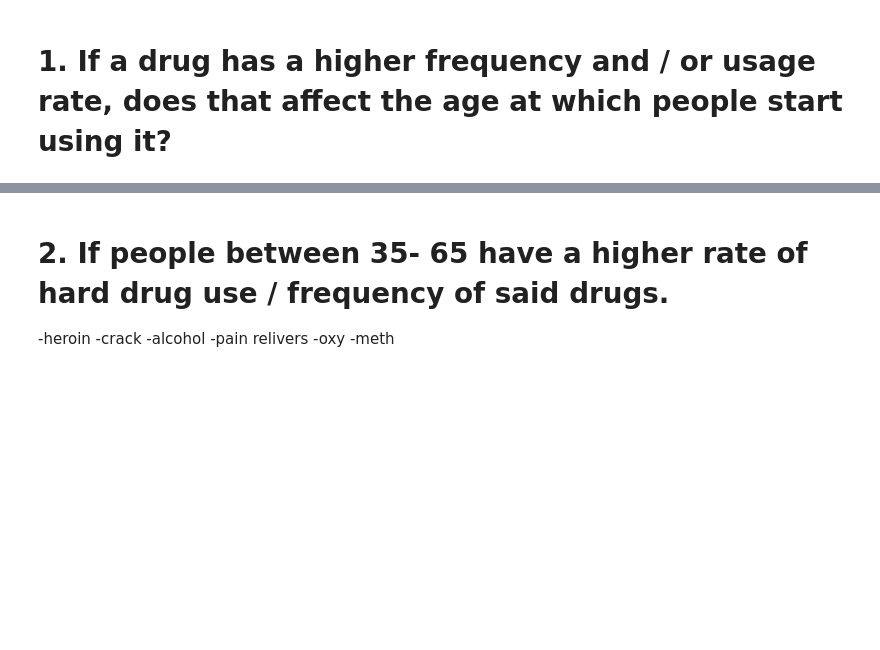
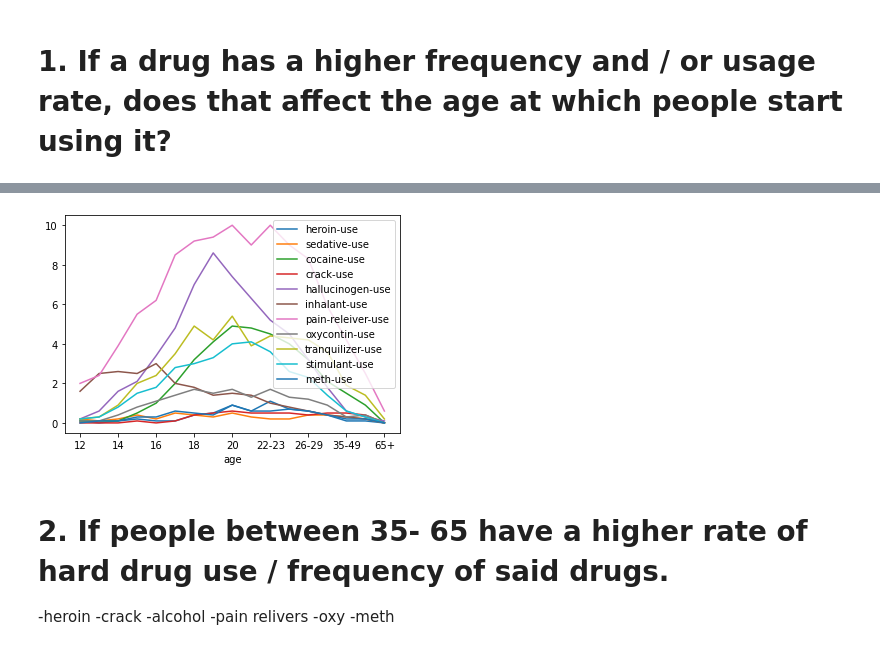
Before and after one commit to Monkeman9592/brandoncruz, a Jupyter notebook: data_druguse/drug use by age.ipynb, the cells around one changed output, grey strips where cells are left out. Drawn from its saved outputs; the diff is of its cells as text; code cells hidden in the pictures; blank space fills up the shorter version.

```diff
--- a/data_druguse/drug use by age.ipynb
+++ b/data_druguse/drug use by age.ipynb
@@ -49,0 +62,5 @@ KeyError: "None of [Int64Index([13, 16], dtype='int64')] are in the [columns]"
+# %%
+drug_use.plot(x= 'age', y=["heroin-use","sedative-use","cocaine-use","crack-use","hallucinogen-use","inhalant-use","pain-releiver-use","oxycontin-use","tranquilizer-use","stimulant-use","meth-use"])
+plt.show()
+# %% [output]
+[figure, added]
```
Also changed, not shown: parts of 25 cells of this notebook.
